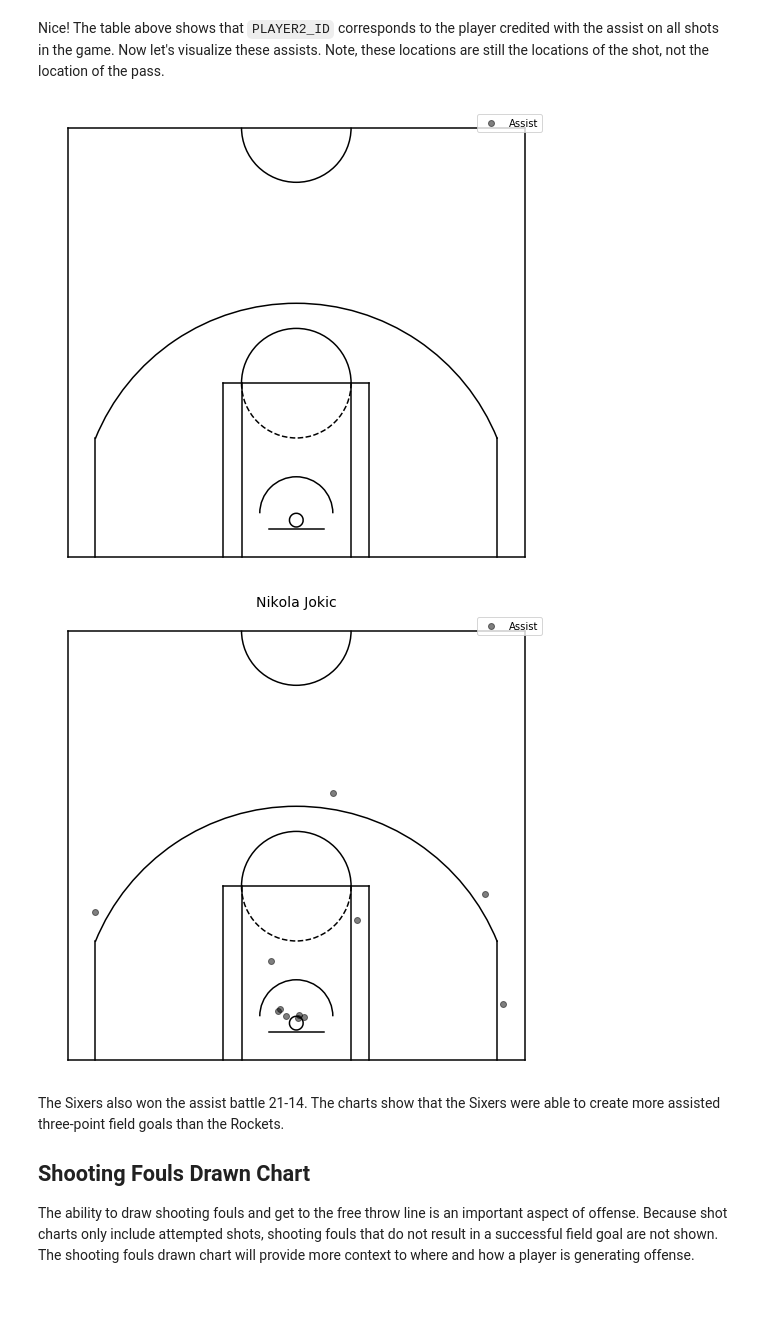
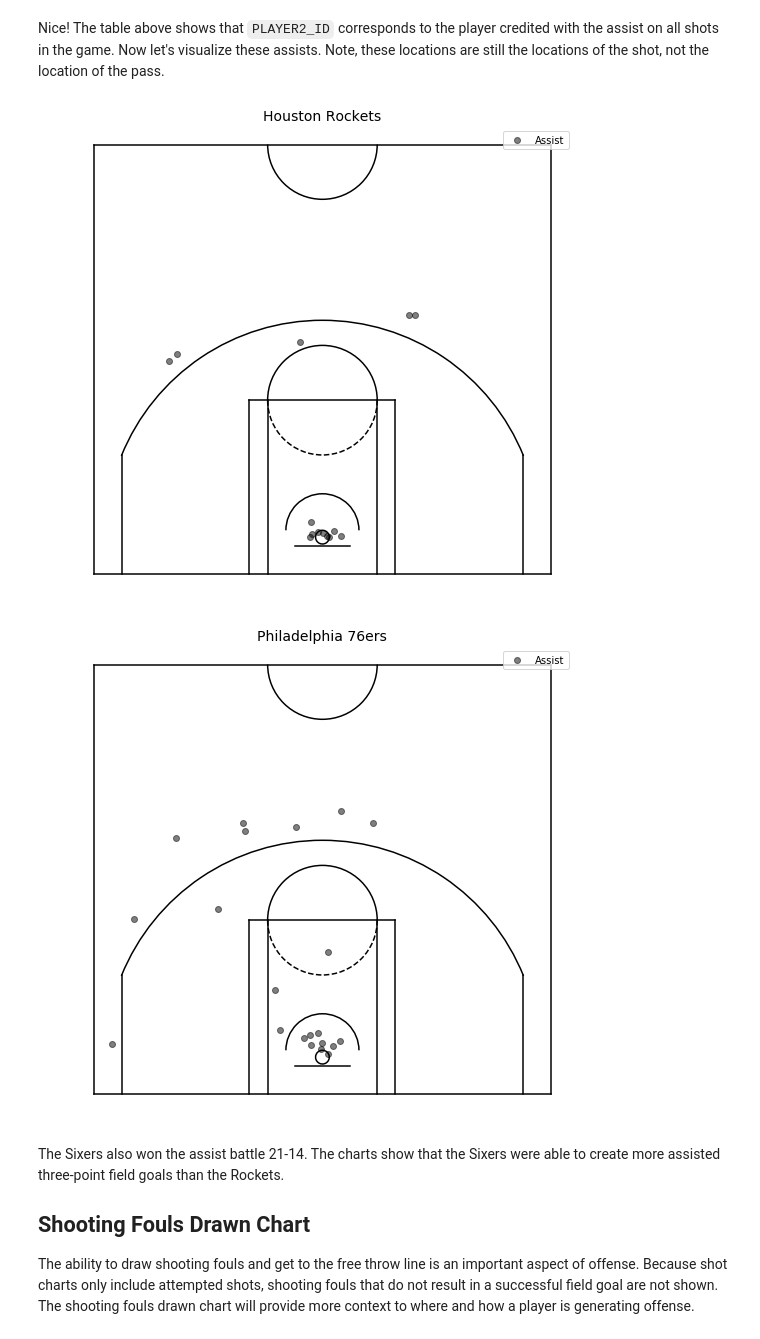
Before and after one commit to basketballrelativity/location_data, a Jupyter notebook: location_charts.ipynb, the cells around one changed output. Saved outputs shown, nothing was run; the diff lists cells and outputs as text; code cells hidden in the pictures; blank space fills up the shorter version.

```diff
--- a/location_charts.ipynb
+++ b/location_charts.ipynb
@@ -18,7 +18,7 @@ import time
 
 from py_ball import player, playbyplay
 
-HEADERS = {'Connection': 'keep-alive',
+HEADERS = {'Connection': 'close',
            'Host': 'stats.nba.com',
            'Origin': 'http://stats.nba.com',
            'Upgrade-Insecure-Requests': '1',
@@ -37,8 +37,8 @@ The `shotchartdetail` endpoint accepts a variety of parameters, but only a few a
 # %%
 league_id = '00' #NBA
 player_id = '0' #All players
-game_id = '0021900111'
-season = '2019-20'
+game_id = '0021800699'
+season = '2018-19'
 
 shots = player.Player(headers=HEADERS,
                       endpoint='shotchartdetail',
@@ -307,13 +305,13 @@ def plot_ast(ast_df, player_or_team, unit_id):
     plt.close()
     return court
 # %%
-plot_ast(assist_df, 'team', 1612709909)
+plot_ast(assist_df, 'team', 1610612745)
 # %% [output]
-[figure, old version]
+[figure, new version]
 # %%
-plot_ast(assist_df, 'player', 203999)
+plot_ast(assist_df, 'team', 1610612755)
 # %% [output]
-[figure, old version]
+[figure, new version]
 # %% [markdown]
 The Sixers also won the assist battle 21-14. The charts show that the Sixers were able to create more assisted three-point field goals than the Rockets.
 
```
Also changed, not shown: parts of 14 cells of this notebook.
